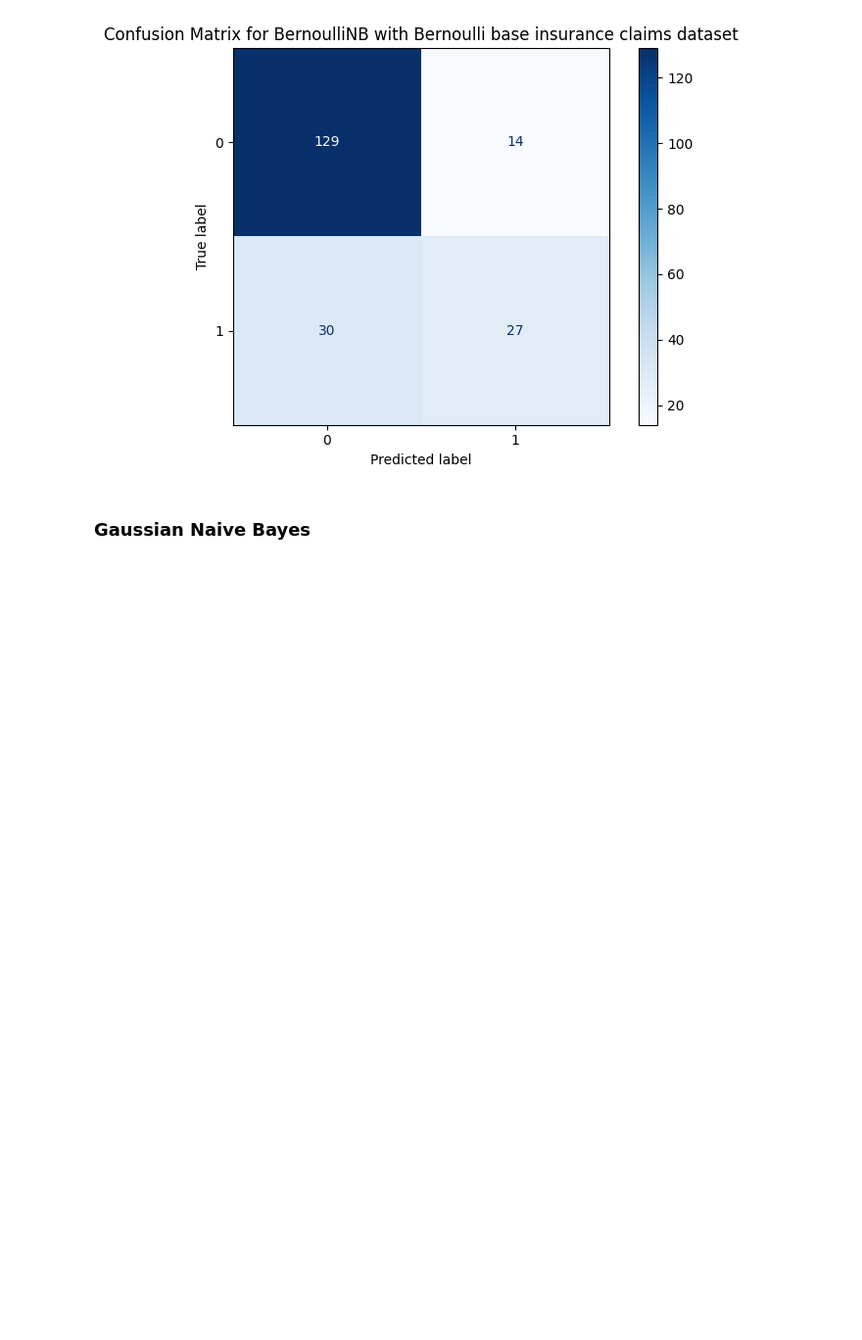
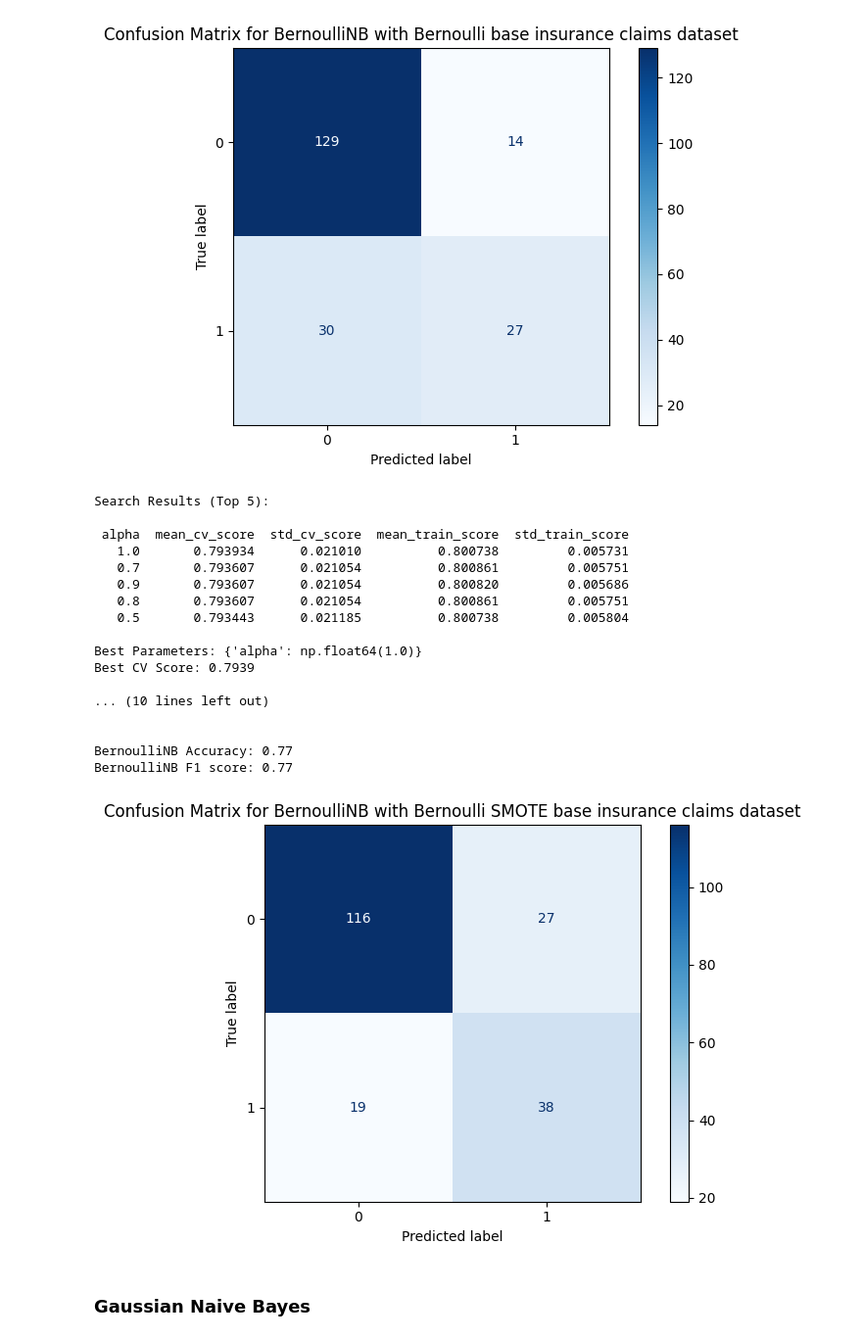
Before and after one commit to jtvon/799S-Data-Science-Capstone, a Jupyter notebook: Week-13-jupyter-notebook.ipynb, the cells around one changed output. Shown at 98% size. Saved outputs shown, nothing was run; the diff lists cells and outputs as text; code cells hidden in the pictures; blank space fills up the shorter version.

```diff
--- a/Week-13-jupyter-notebook.ipynb
+++ b/Week-13-jupyter-notebook.ipynb
@@ -136,6 +146,15 @@ X_train_ins_base, X_test_ins_base, y_train_ins_base, y_test_ins_base, ins_base_d
 X_train_ins_norm, X_test_ins_norm, y_train_ins_norm, y_test_ins_norm, ins_norm_df = load_and_split_data(
     file_path=r'C:\Users\JT von Seggern\DS Masters Repos\799S-Data-Science-Capstone\data\insurance_claims_cleaned.csv',
     target_col='fraud_reported', scaling='norm')
+# %%
+# Resampled datasets
+X_train_ins_base_s, X_test_ins_base_s, y_train_ins_base_s, y_test_ins_base_s, ins_base_df_s = load_and_split_data(
+    file_path=r'C:\Users\JT von Seggern\DS Masters Repos\799S-Data-Science-Capstone\data\insurance_claims_cleaned.csv',
+    target_col='fraud_reported', scaling=None, sampling='smote')
+
+X_train_ins_norm_s, X_test_ins_norm_s, y_train_ins_norm_s, y_test_ins_norm_s, ins_norm_df_s = load_and_split_data(
+    file_path=r'C:\Users\JT von Seggern\DS Masters Repos\799S-Data-Science-Capstone\data\insurance_claims_cleaned.csv',
+    target_col='fraud_reported', scaling='norm', sampling='smote')
 # %%
 def gridsearchcv(model, X_train, y_train=None, param_dict=None, random_state=random_state, scoring='accuracy', cv=None):
     """
@@ -300,6 +319,47 @@ Best CV Score: 0.8050
 BernoulliNB Accuracy: 0.78
 BernoulliNB F1 score: 0.77
 [figure]
+# %%
+# Run with resampled data
+# Gridsearch parameters for the Bernoulli NB model
+param_grid_bnb_base_s = {
+    'alpha': np.linspace(0.1, 1.0, 10)
+}
+
+grid_best_params_nb_base_s, grid_cv_score_bnb_base_s = gridsearchcv(
+    BernoulliNB,X_train_ins_base_s, y_train_ins_base_s, param_dict=param_grid_bnb_base_s, random_state=random_state, scoring='accuracy', cv=None)
+
+print()
+
+# Evaluate the bnb reg model
+base_ins_bnb_model_s, base_ins_bnb_pred_s, base_ins_bnb_results_s = classifier_model(
+    "Bernoulli SMOTE base insurance claims dataset",
+    BernoulliNB,
+    X_train_ins_base_s,
+    y_train_ins_base_s,
+    X_test_ins_base_s,
+    y_test_ins_base_s,
+    **grid_best_params_nb_base_s
+)
+# %% [output]
+Search Results (Top 5):
+
+ alpha  mean_cv_score  std_cv_score  mean_train_score  std_train_score
+   1.0       0.793934      0.021010          0.800738         0.005731
+   0.7       0.793607      0.021054          0.800861         0.005751
+   0.9       0.793607      0.021054          0.800820         0.005686
+   0.8       0.793607      0.021054          0.800861         0.005751
+   0.5       0.793443      0.021185          0.800738         0.005804
+
+Best Parameters: {'alpha': np.float64(1.0)}
+Best CV Score: 0.7939
+
+... (10 lines left out)
+
+
+BernoulliNB Accuracy: 0.77
+BernoulliNB F1 score: 0.77
+[figure, added]
 # %% [markdown]
 ### Gaussian Naive Bayes
 # %%
```
Also changed, not shown: parts of 6 cells of this notebook, 1 other file.
